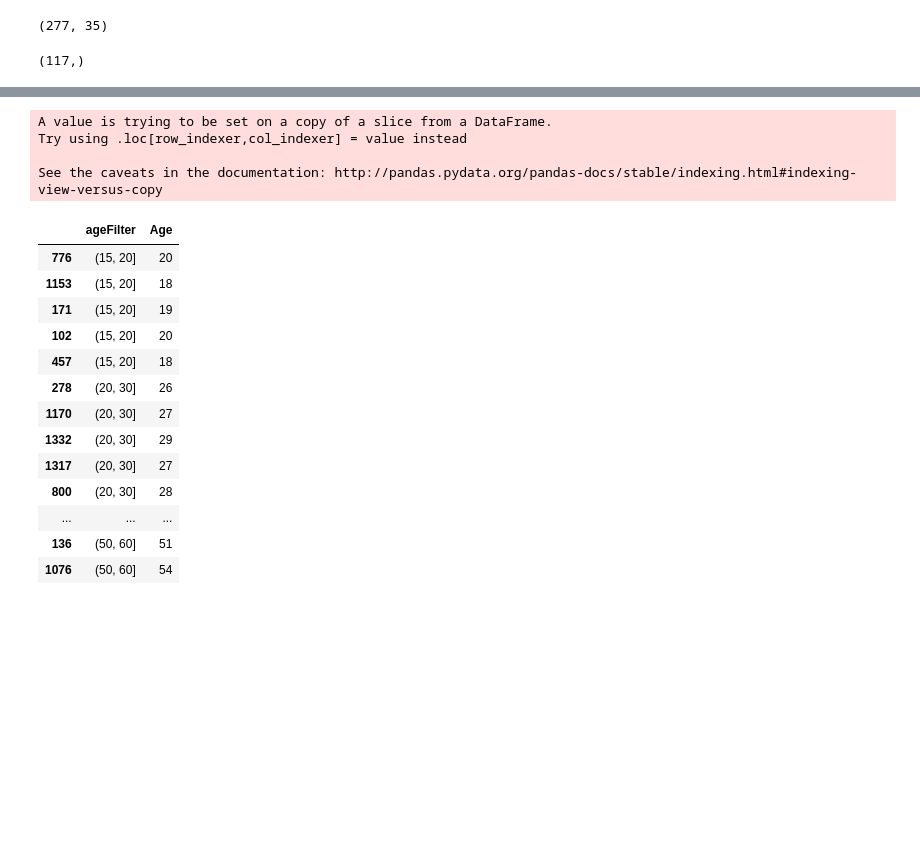
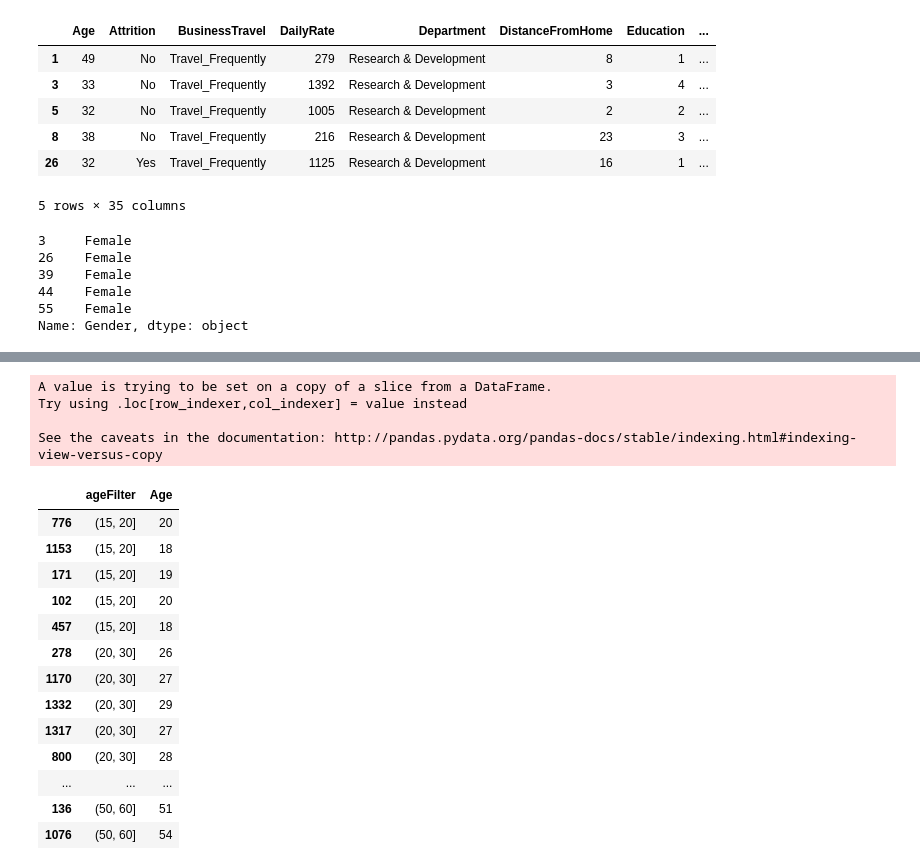
Before and after one commit to matilinux/DataAnalytics, a Jupyter notebook: employee3.ipynb, the cells around one changed output, grey strips where cells are left out. Drawn from its saved outputs; the diff is of its cells as text; code cells hidden in the pictures; blank space fills up the shorter version.

```diff
--- a/employee2.ipynb
+++ b/employee3.ipynb
@@ -1,18 +1,29 @@
 # %%
 import pandas as pd
 import numpy as np
 import matplotlib.pyplot as plt
 %matplotlib inline
 df = pd.read_csv('excel/employee.csv')
 traveller = df[(df['BusinessTravel']=='Travel_Frequently')]
-traveller.shape
+traveller.head()
 # %% [output]
+|  | Age | Attrition | BusinessTravel | DailyRate | Department | DistanceFromHome | Education | ... |
+| 1 | 49 | No | Travel_Frequently | 279 | Research & Development | 8 | 1 | ... |
+| 3 | 33 | No | Travel_Frequently | 1392 | Research & Development | 3 | 4 | ... |
+| 5 | 32 | No | Travel_Frequently | 1005 | Research & Development | 2 | 2 | ... |
+| 8 | 38 | No | Travel_Frequently | 216 | Research & Development | 23 | 3 | ... |
+| 26 | 32 | Yes | Travel_Frequently | 1125 | Research & Development | 16 | 1 | ... |
-(277, 35)
+5 rows × 35 columns
 # %%
 females = df[(df['BusinessTravel']=='Travel_Frequently') & (df['Gender']=='Female')]
-females['Gender'].shape
+females['Gender'].head()
 # %% [output]
-(117,)
+3     Female
+26    Female
+39    Female
+44    Female
+55    Female
+Name: Gender, dtype: object
 # %%
 #Can't figure out the "or" condition
 #single = df[(df['BusinessTravel']=='Travel_Frequently') & (df['MaritalStatus']=={'Single'} | {'Divorced'})]
```
Also changed, not shown: parts of 2 cells of this notebook, 4 other files.
